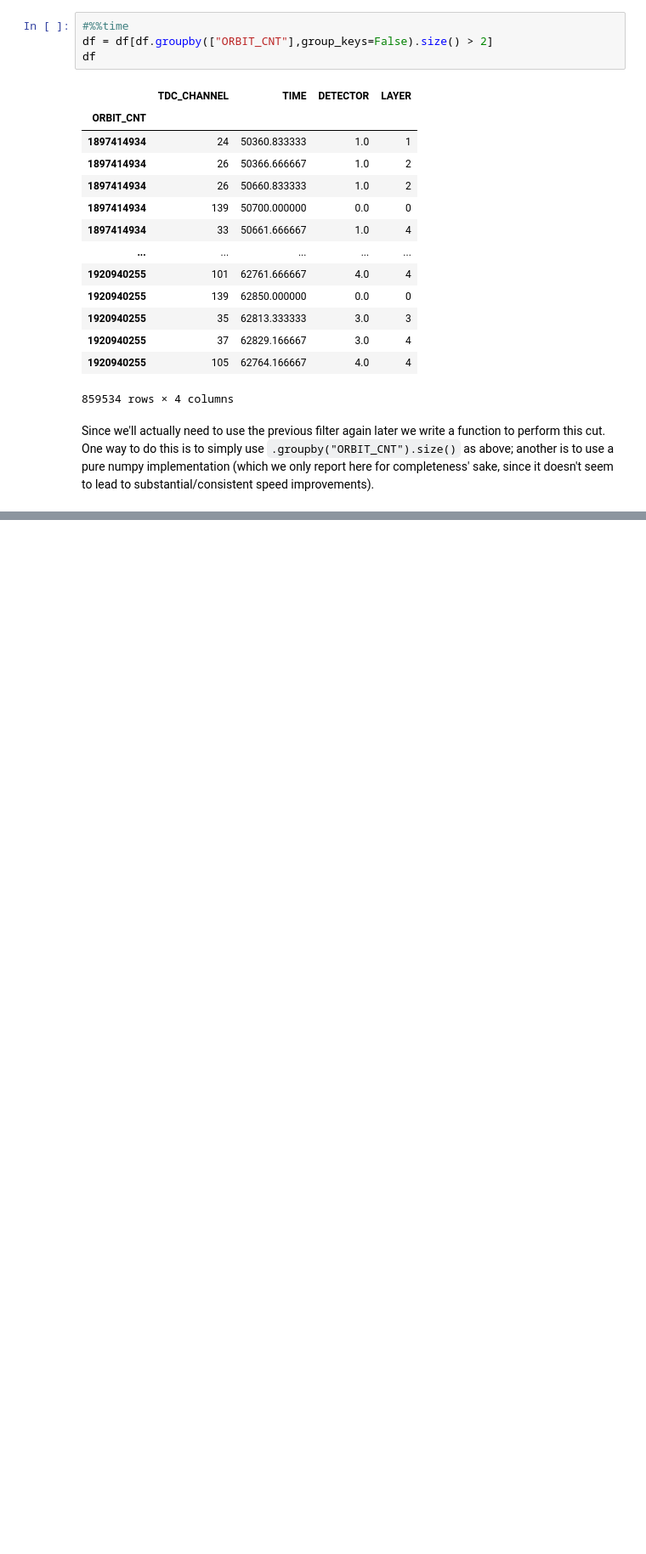
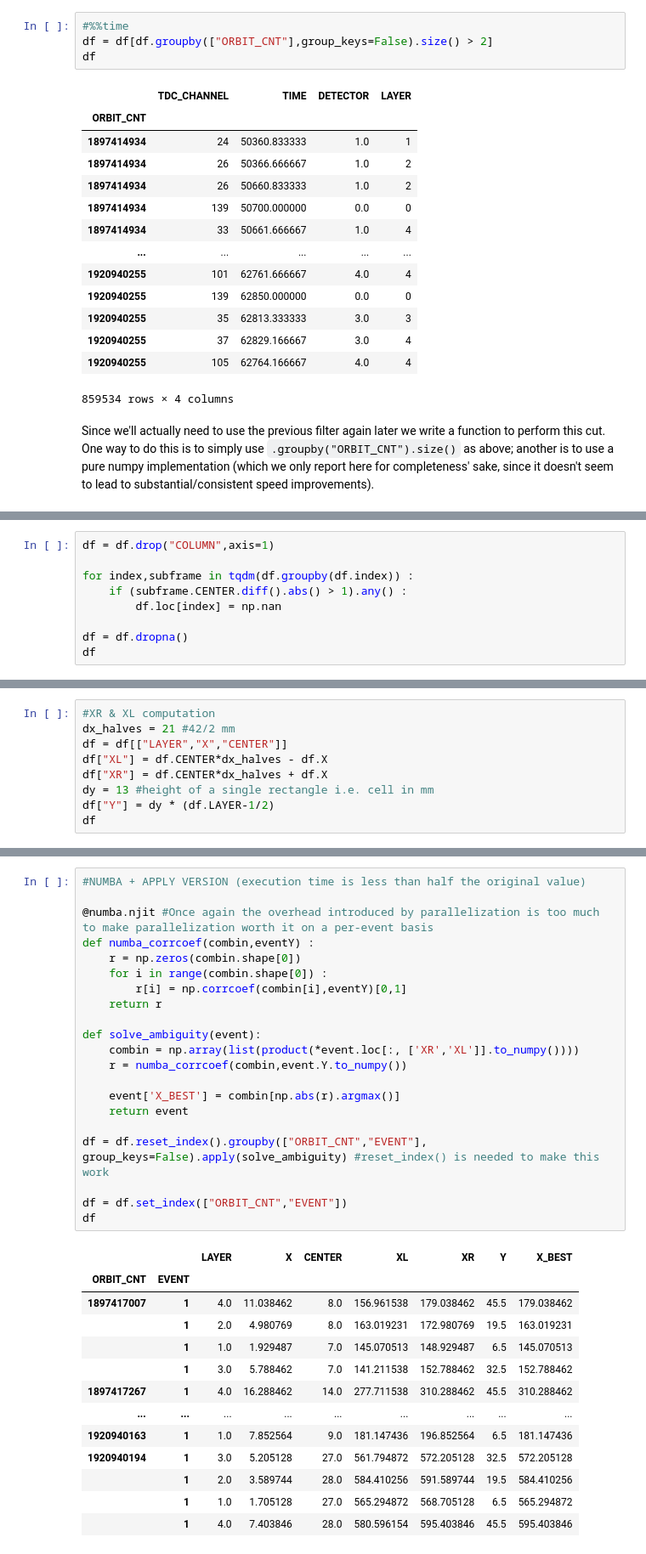
Before and after one commit to MattiaCeravolo/LCP_projects_Y3, a Jupyter notebook: part_3_with_commentary.ipynb, the cells around one changed output, grey strips where cells are left out. Shown at 85% size. Cells and saved outputs as stored; diff of their text form; blank space fills up the shorter version.

```diff
--- a/part_3_with_commentary.ipynb
+++ b/part_3_with_commentary.ipynb
@@ -346,0 +475,9 @@ df = df.drop("DETECTOR",axis=1)
+# %%
+df = df.drop("COLUMN",axis=1)
+
+for index,subframe in tqdm(df.groupby(df.index)) :
+    if (subframe.CENTER.diff().abs() > 1).any() :
+        df.loc[index] = np.nan
+
+df = df.dropna()
+df
@@ -346,0 +527,9 @@ df = df.drop("DETECTOR",axis=1)
+# %%
+#XR & XL computation
+dx_halves = 21 #42/2 mm
+df = df[["LAYER","X","CENTER"]]
+df["XL"] = df.CENTER*dx_halves - df.X
+df["XR"] = df.CENTER*dx_halves + df.X
+dy = 13 #height of a single rectangle i.e. cell in mm
+df["Y"] = dy * (df.LAYER-1/2)
+df
@@ -346,0 +556,35 @@ df = df.drop("DETECTOR",axis=1)
+# %%
+#NUMBA + APPLY VERSION (execution time is less than half the original value)
+
+@numba.njit #Once again the overhead introduced by parallelization is too much to make parallelization worth it on a per-event basis
+def numba_corrcoef(combin,eventY) :
+    r = np.zeros(combin.shape[0])
+    for i in range(combin.shape[0]) :
+        r[i] = np.corrcoef(combin[i],eventY)[0,1]
+    return r
+
+def solve_ambiguity(event):
+    combin = np.array(list(product(*event.loc[:, ['XR','XL']].to_numpy())))
+    r = numba_corrcoef(combin,event.Y.to_numpy())
+
+    event['X_BEST'] = combin[np.abs(r).argmax()]
+    return event
+
+df = df.reset_index().groupby(["ORBIT_CNT","EVENT"], group_keys=False).apply(solve_ambiguity) #reset_index() is needed to make this work
+
+df = df.set_index(["ORBIT_CNT","EVENT"])
+df
+# %% [output]
+|  |  | LAYER | X | CENTER | XL | XR | Y | X_BEST |
+| ORBIT_CNT | EVENT |  |  |  |  |  |  |  |
+| 1897417007 | 1 | 4.0 | 11.038462 | 8.0 | 156.961538 | 179.038462 | 45.5 | 179.038462 |
+|  | 1 | 2.0 | 4.980769 | 8.0 | 163.019231 | 172.980769 | 19.5 | 163.019231 |
+|  | 1 | 1.0 | 1.929487 | 7.0 | 145.070513 | 148.929487 | 6.5 | 145.070513 |
+|  | 1 | 3.0 | 5.788462 | 7.0 | 141.211538 | 152.788462 | 32.5 | 152.788462 |
+| 1897417267 | 1 | 4.0 | 16.288462 | 14.0 | 277.711538 | 310.288462 | 45.5 | 310.288462 |
+| ... | ... | ... | ... | ... | ... | ... | ... | ... |
+| 1920940163 | 1 | 1.0 | 7.852564 | 9.0 | 181.147436 | 196.852564 | 6.5 | 181.147436 |
+| 1920940194 | 1 | 3.0 | 5.205128 | 27.0 | 561.794872 | 572.205128 | 32.5 | 572.205128 |
+|  | 1 | 2.0 | 3.589744 | 28.0 | 584.410256 | 591.589744 | 19.5 | 584.410256 |
+|  | 1 | 1.0 | 1.705128 | 27.0 | 565.294872 | 568.705128 | 6.5 | 565.294872 |
+|  | 1 | 4.0 | 7.403846 | 28.0 | 580.596154 | 595.403846 | 45.5 | 595.403846 |
```
Also changed, not shown: parts of 55 cells of this notebook.
